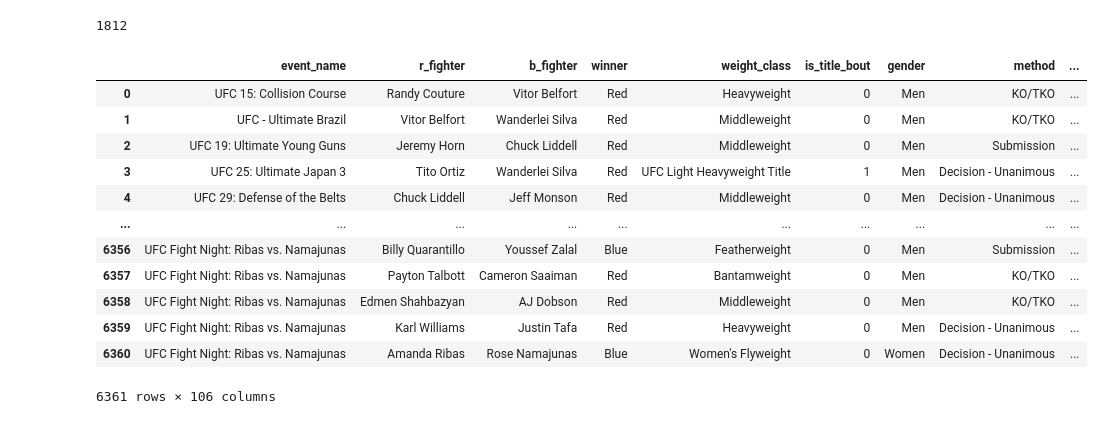
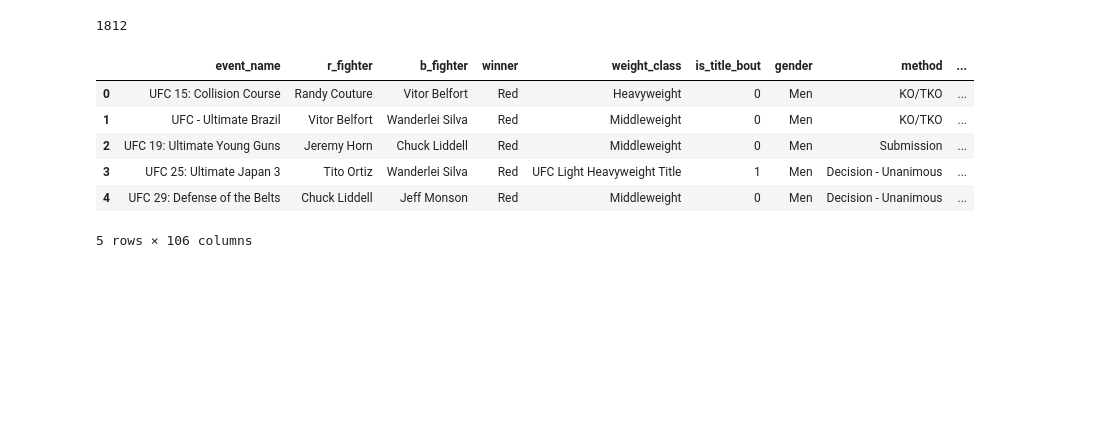
Before and after one commit to rishabkolan/Predicting-the-amount-of-time-a-UFC-fight-lasts, a Jupyter notebook: main.ipynb, the cells around one changed output. Cells and saved outputs as stored; diff of their text form; code cells hidden in the pictures; blank space fills up the shorter version.

```diff
--- a/main.ipynb
+++ b/main.ipynb
@@ -127,30 +120,0 @@ np.int64(1)
-# %%
-feature_length = len(red_features)
-for n in np.arange(feature_length):
-  count = 0
-  average = 0
-  sum = 0
-  for index in indices:
-    count += 1
-    if charles['r_fighter'].loc[index] == 'Charles Oliveira':
-
-      try:
-        average = sum / (count - 1)
-      except ZeroDivisionError:
-        average = 0
-      sum += charles.loc[index, red_features[n]]
-      if count == 1:
-        continue
-      else:
-        charles.loc[index, red_features[n] + '_total'] = average
-    else:
-
-      try:
-        average = sum / (count - 1)
-      except ZeroDivisionError:
-        average = 0
-      sum += charles.loc[index, blue_features[n]]
-      if count == 1:
-        continue
-      else:
-        charles.loc[index, blue_features[n] + '_total'] = average
@@ -221,18 +164,12 @@ len(fighters_array)
 # %% [output]
 1812
 # %%
-accurate_stats(df, red_features, blue_features, fighters_array)
+accurate_stats(df, red_features, blue_features, fighters_array).head(5)
 # %% [output]
 |  | event_name | r_fighter | b_fighter | winner | weight_class | is_title_bout | gender | method | ... |
 | 0 | UFC 15: Collision Course | Randy Couture | Vitor Belfort | Red | Heavyweight | 0 | Men | KO/TKO | ... |
 | 1 | UFC - Ultimate Brazil | Vitor Belfort | Wanderlei Silva | Red | Middleweight | 0 | Men | KO/TKO | ... |
 | 2 | UFC 19: Ultimate Young Guns | Jeremy Horn | Chuck Liddell | Red | Middleweight | 0 | Men | Submission | ... |
 | 3 | UFC 25: Ultimate Japan 3 | Tito Ortiz | Wanderlei Silva | Red | UFC Light Heavyweight Title | 1 | Men | Decision - Unanimous | ... |
 | 4 | UFC 29: Defense of the Belts | Chuck Liddell | Jeff Monson | Red | Middleweight | 0 | Men | Decision - Unanimous | ... |
-| ... | ... | ... | ... | ... | ... | ... | ... | ... | ... |
-| 6356 | UFC Fight Night: Ribas vs. Namajunas | Billy Quarantillo | Youssef Zalal | Blue | Featherweight | 0 | Men | Submission | ... |
-| 6357 | UFC Fight Night: Ribas vs. Namajunas | Payton Talbott | Cameron Saaiman | Red | Bantamweight | 0 | Men | KO/TKO | ... |
-| 6358 | UFC Fight Night: Ribas vs. Namajunas | Edmen Shahbazyan | AJ Dobson | Red | Middleweight | 0 | Men | KO/TKO | ... |
-| 6359 | UFC Fight Night: Ribas vs. Namajunas | Karl Williams | Justin Tafa | Red | Heavyweight | 0 | Men | Decision - Unanimous | ... |
-| 6360 | UFC Fight Night: Ribas vs. Namajunas | Amanda Ribas | Rose Namajunas | Blue | Women's Flyweight | 0 | Women | Decision - Unanimous | ... |
-6361 rows × 106 columns
+5 rows × 106 columns
```
Also changed, not shown: parts of 3 cells of this notebook.
